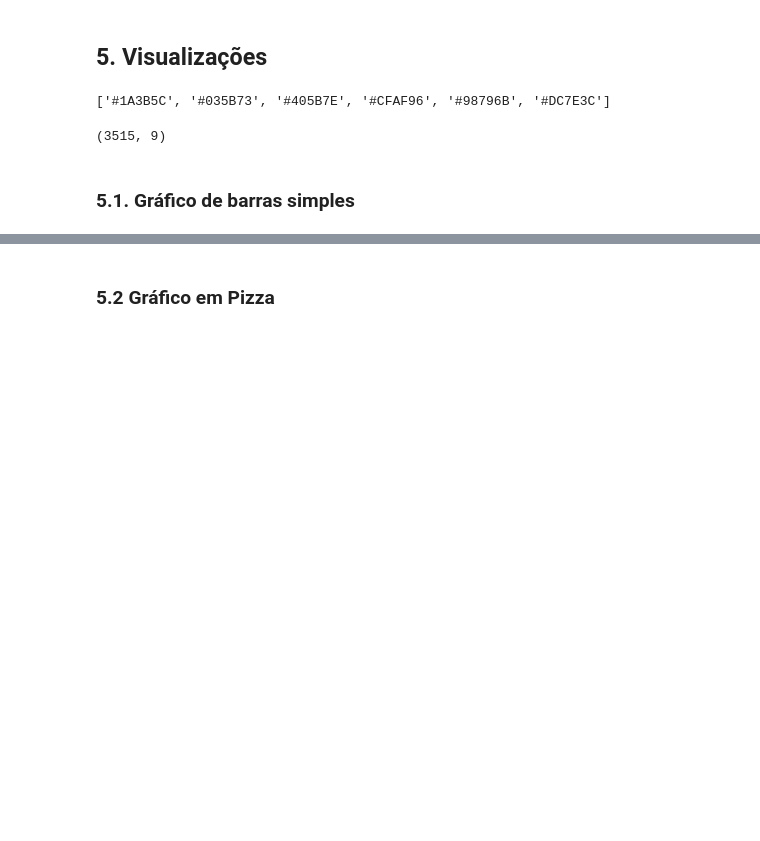
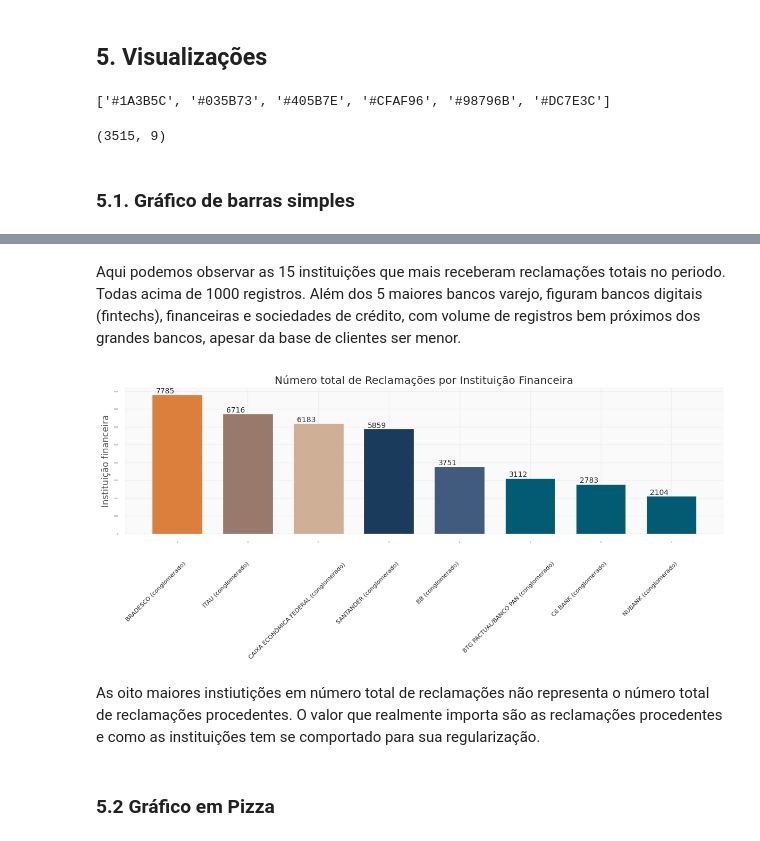
Before and after one commit to simonefmr/global_emissions, a Jupyter notebook: ranking.ipynb, the cells around one changed output, grey strips where cells are left out. Saved outputs shown, nothing was run; the diff lists cells and outputs as text; code cells hidden in the pictures; blank space fills up the shorter version.

```diff
--- a/ranking.ipynb
+++ b/ranking.ipynb
@@ -686,3 +771,52 @@ plt.show()
+# %% [markdown]
+Aqui podemos observar as 15 instituições que mais receberam reclamações totais no periodo. Todas acima de 1000 registros. Além dos 5 maiores bancos varejo, figuram bancos digitais (fintechs), financeiras e sociedades de crédito, com volume de registros bem próximos dos grandes bancos, apesar da base de clientes ser menor.
+# %%
+# Plota as barras pelo número de reclamações de cada instituição
+# Cria dataframe ordenado por valor
+
+df_ordem_valor = df_groupby.sort_values('Quantidade total de reclamações', ascending = False).head(8)
+
+# Prepara a figura (fig) e a área do gráfico (ax) com largura 15 e altura 6 (em polegadas)
+fig, ax = plt.subplots(figsize = (12, 6))
+
+# Plota o gráfico de barras
+b1 = ax.bar(x=range(len(df_ordem_valor)), width=0.7, height=df_ordem_valor['Quantidade total de reclamações'], color=corDefault)
+
+b1[0].set_color('#DC7E3C')
+b1[1].set_color('#98796B')
+b1[2].set_color('#CFAF96')
+b1[3].set_color('#1A3B5C')
+b1[4].set_color('#405B7E')
+
+# Adiciona a legenda com o nome da instituição e o valor acima das barras
+for i, v in enumerate(df_ordem_valor['Quantidade total de reclamações']):
+    ax.text(i-0.3, v+100, str(v), fontsize=10)
+    ax.text(i-0.3, -1500, df_ordem_valor.index[i], rotation=45, fontsize=8, ha='center', va='top')
+
+
+# Acrescenta um título ao gráfico
+plt.title('Número total de Reclamações por Instituição Financeira')
+
+# Define os rótulos dos eixos
+# plt.xlabel('Quantidade') # como já está no título, não é necessário
+plt.ylabel('Instituição financeira') # é importante esclarecer a unidade e a ordem de grandeza
+
+# Ajusta as margens do gráfico (para eliminar margens desnecessárias)
+plt.tight_layout()
+
+# Armazena o gráfico (em diferentes formatos):
+# - formatos vetoriais (NÃO perdem resolução quando redimensionados)
+plt.savefig("barras-valor-destaque.pdf")
+plt.savefig("barras-valor-destaque.svg")
+# - formato rasterizado (perde resolução quando redimensionado)
+plt.savefig("barras-valor-destaque.png", dpi = 150, format = "png")
+
+# Exibe o gráfico
+plt.show()
+# %% [output]
+[figure, added]
+# %% [markdown]
+As oito maiores instiutições em número total de reclamações não representa o número total de reclamações procedentes. O valor que realmente importa são as reclamações procedentes e como as instituições tem se comportado para sua regularização.
 # %% [markdown]
 ### **5.2 Gráfico em Pizza**
 # %%
```
Also changed, not shown: parts of 20 cells of this notebook.
